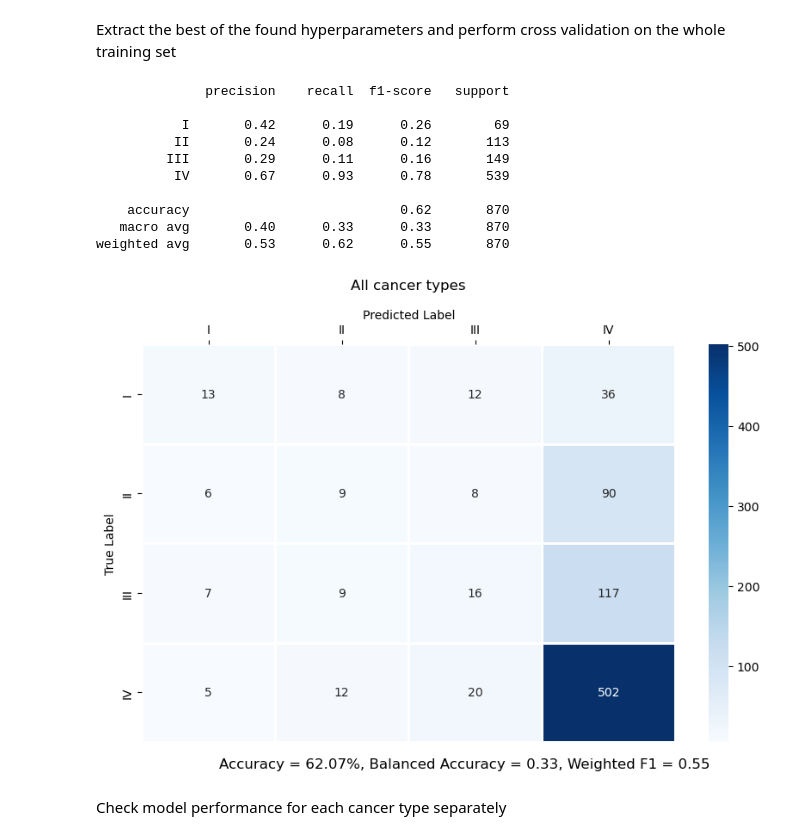
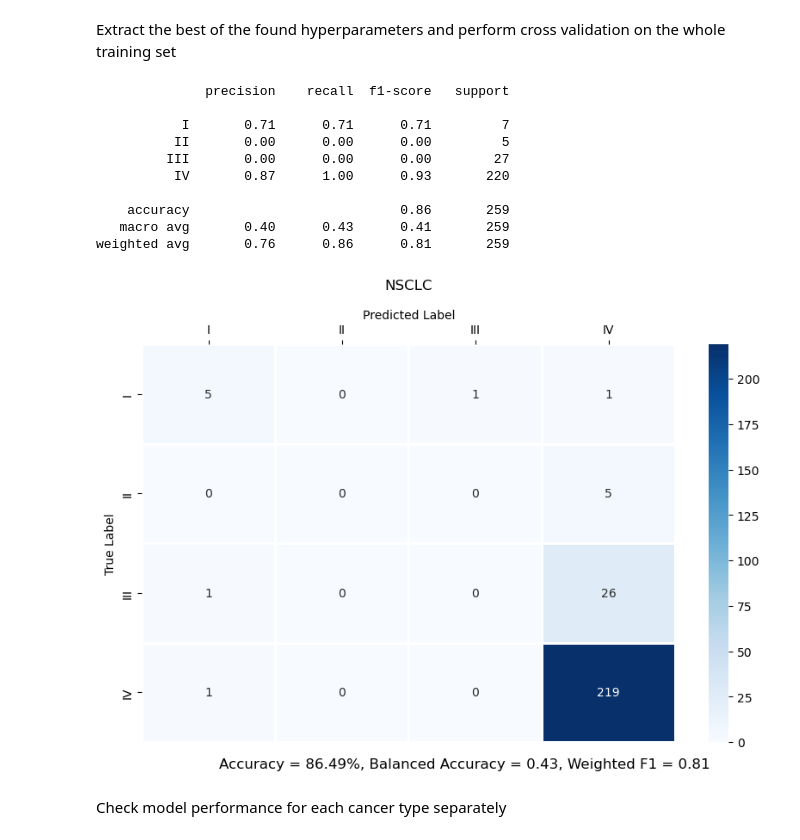
Before and after one commit to CyperStone/cancer-stage-prediction, a Jupyter notebook: notebooks/baseline_models.ipynb, the cells around one changed output. Saved outputs shown, nothing was run; the diff lists cells and outputs as text; code cells hidden in the pictures.

Commit message:
run notebook on updated dataset (all features, only NSCLC cancer type)

```diff
--- a/notebooks/baseline_models.ipynb
+++ b/notebooks/baseline_models.ipynb
@@ -31,13 +31,13 @@ np.random.seed(random_state)
 # %% [markdown]
 Define directory paths to save results
 # %%
-output_dir_multiclass = '../results/updated_data/stable_features/baseline_models/multiclass/'
-output_dir_binary = '../results/updated_data/stable_features/baseline_models/binary/'
-output_dir_binary_2 = '../results/updated_data/stable_features/baseline_models/binary_I-II_vs_III-IV/'
+output_dir_multiclass = '../results/updated_data/all_features/NSCLC/baseline_models/multiclass/'
+output_dir_binary = '../results/updated_data/all_features/NSCLC/baseline_models/binary/'
+output_dir_binary_2 = '../results/updated_data/all_features/NSCLC/baseline_models/binary_I-II_vs_III-IV/'
 # %% [markdown]
 Load training data
 # %%
-data_path = '../data/cleaned/updated/stable_features/'
+data_path = '../data/cleaned/updated/all_features/NSCLC/'
 models_path = '../models'
 
 train = pd.read_csv(os.path.join(data_path, 'train.csv'), sep=';')
@@ -232,27 +232,27 @@ print(report)
 # %% [output]
               precision    recall  f1-score   support
 
-           I       0.42      0.19      0.26        69
-          II       0.24      0.08      0.12       113
-         III       0.29      0.11      0.16       149
-          IV       0.67      0.93      0.78       539
+           I       0.71      0.71      0.71         7
+          II       0.00      0.00      0.00         5
+         III       0.00      0.00      0.00        27
+          IV       0.87      1.00      0.93       220
 
-    accuracy                           0.62       870
-   macro avg       0.40      0.33      0.33       870
-weighted avg       0.53      0.62      0.55       870
+    accuracy                           0.86       259
+   macro avg       0.40      0.43      0.41       259
+weighted avg       0.76      0.86      0.81       259
 # %%
 accuracy = accuracy_score(y_true, y_pred.astype(int))
 balanced_accuracy = balanced_accuracy_score(y_true, y_pred.astype(int))
 f1 = f1_score(y_true, y_pred.astype(int), average='weighted')
 cm = confusion_matrix(y_true, y_pred.astype(int))
 
-title = 'All cancer types'
+title = 'NSCLC'
 scores_subtitle = f'Accuracy = {accuracy*100:.2f}%, Balanced Accuracy = {balanced_accuracy:.2f}, Weighted F1 = {f1:.2f}'
 
-filename = f'all_cancer_types.png'
+filename = f'baseline.png'
 plot_confusion_matrix(cm, labels, title, scores_subtitle, output_path=os.path.join(output_dir_multiclass, filename))
 # %% [output]
-[figure, old version]
+[figure, new version]
 # %% [markdown]
 Check model performance for each cancer type separately
 # %%
```
Also changed, not shown: parts of 11 cells of this notebook.
